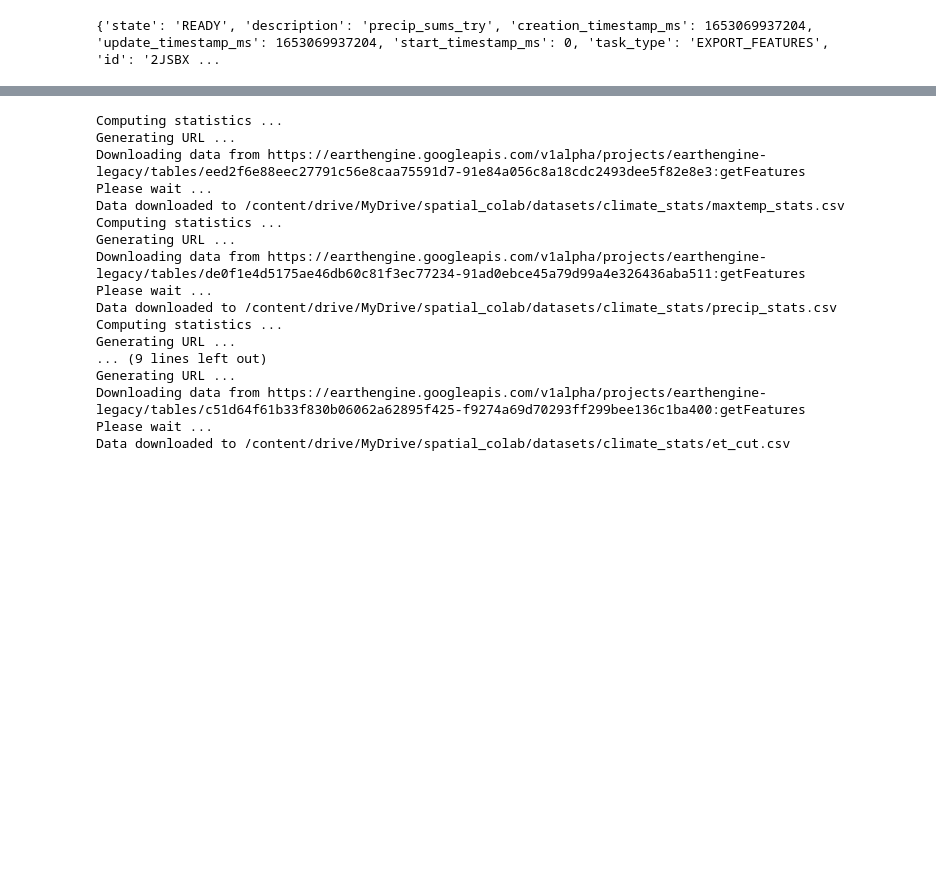
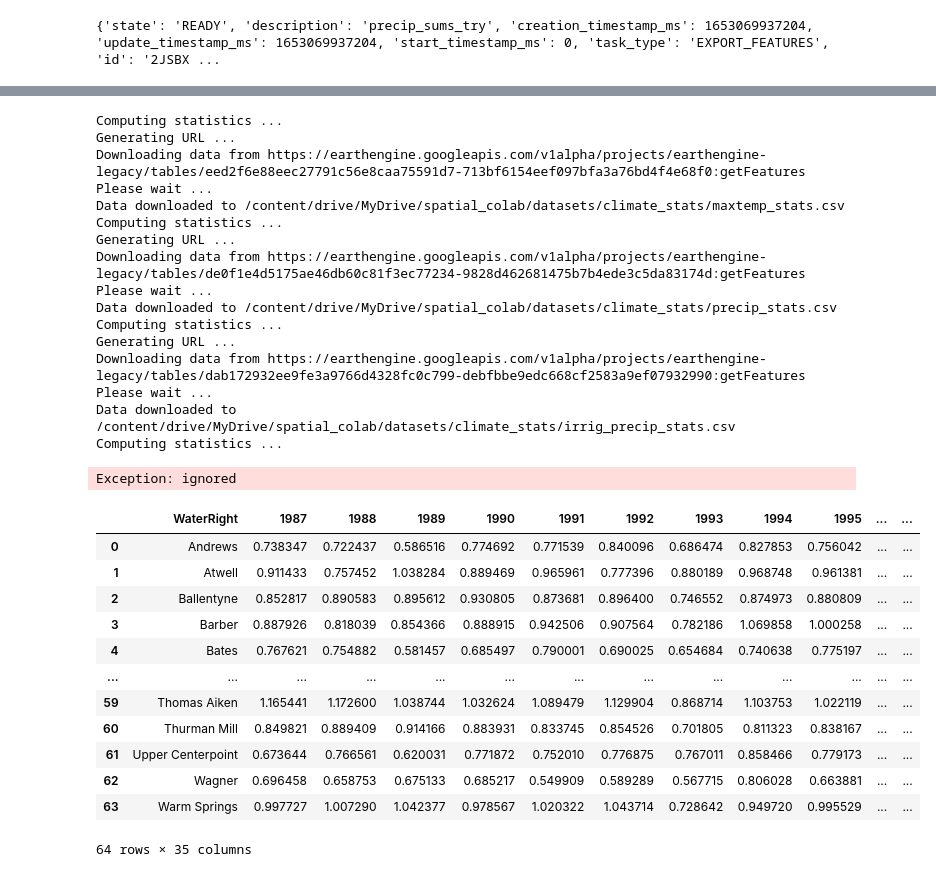
Before and after one commit to bridgetmarie24/pod_pou_lulcc, a Jupyter notebook: extract_gridmet.ipynb, the cells around one changed output, grey strips where cells are left out. Cells and saved outputs as stored; diff of their text form; code cells hidden in the pictures; blank space fills up the shorter version.

Commit message:
add irrigation season precip

```diff
--- a/extract_gridmet.ipynb
+++ b/extract_gridmet.ipynb
@@ -204,3 +205,26 @@ Map.addLayer(sum_precip, precip_vis, 'prcp')
 Map
 # %% [output]
 <geemap.eefolium.Map at 0x...>
+# %%
+## ------------------------------------------- ##
+## 3. IMPORT THE DAYMET DATA FOR PRECIPITATION ##
+## ------------------------------------------- ##
+
+years = np.arange(1986,2022)
+irrig_pr = []
+for i in years:
+  daymet = ee.ImageCollection("NASA/ORNL/DAYMET_V4").filterDate((str(i)+'-03-15'), (str((i+1))+'-10-15')) #get image collection
+  prcp = daymet.select('prcp').map(lambda image: image.clip(subset)).sum().set({'system:index':str(i)}) #select the bands to analyze
+  irrig_pr.append(prcp) #calculate the mean across all pixels
+
+irrig_precip = ee.ImageCollection(irrig_pr) #convert list of image to image collection for zonal stats command
+
+precip_vis = {
+  'min': 0,
+  'max': 544,
+  'palette': ['1621A2', 'white', 'cyan', 'green', 'yellow', 'orange', 'red'],
+}
+
+Map = emap.Map(center=(43.6150, -116.2023),zoom=8)
+Map.addLayer(sum_precip, precip_vis, 'prcp')
+Map
@@ -293,6 +303,9 @@ emap.zonal_statistics(means_max_temp, subset, out_stats, statistics_type='MEAN',
 out_stats = os.path.join('climate_stats/precip_stats.csv')
 emap.zonal_statistics(sum_precip, subset, out_stats, statistics_type='MEAN', scale=1000)
 
+out_stats = os.path.join('climate_stats/irrig_precip_stats.csv')
+emap.zonal_statistics(irrig_precip, subset, out_stats, statistics_type='MEAN', scale=1000)
+
 out_stats = os.path.join('climate_stats/month_precip_stats.csv')
 emap.zonal_statistics(sum_month_precip, subset, out_stats, statistics_type='MEAN', scale=1000)
 
@@ -304,38 +317,64 @@ emap.zonal_statistics(et_cut, subset, out_stats, statistics_type='MEAN', scale=3
 # %% [output]
 Computing statistics ...
 Generating URL ...
-Downloading data from https://earthengine.googleapis.com/v1alpha/projects/earthengine-legacy/tables/eed2f6e88eec27791c56e8caa75591d7-91e84a056c8a18cdc2493dee5f82e8e3:getFeatures
+Downloading data from https://earthengine.googleapis.com/v1alpha/projects/earthengine-legacy/tables/eed2f6e88eec27791c56e8caa75591d7-713bf6154eef097bfa3a76bd4f4e68f0:getFeatures
 Please wait ...
 Data downloaded to /content/drive/MyDrive/spatial_colab/datasets/climate_stats/maxtemp_stats.csv
 Computing statistics ...
 Generating URL ...
-Downloading data from https://earthengine.googleapis.com/v1alpha/projects/earthengine-legacy/tables/de0f1e4d5175ae46db60c81f3ec77234-91ad0ebce45a79d99a4e326436aba511:getFeatures
+Downloading data from https://earthengine.googleapis.com/v1alpha/projects/earthengine-legacy/tables/de0f1e4d5175ae46db60c81f3ec77234-9828d462681475b7b4ede3c5da83174d:getFeatures
 Please wait ...
 Data downloaded to /content/drive/MyDrive/spatial_colab/datasets/climate_stats/precip_stats.csv
 Computing statistics ...
 Generating URL ...
-... (9 lines left out)
-Generating URL ...
-Downloading data from https://earthengine.googleapis.com/v1alpha/projects/earthengine-legacy/tables/c51d64f61b33f830b06062a62895f425-f9274a69d70293ff299bee136c1ba400:getFeatures
+Downloading data from https://earthengine.googleapis.com/v1alpha/projects/earthengine-legacy/tables/dab172932ee9fe3a9766d4328fc0c799-debfbbe9edc668cf2583a9ef07932990:getFeatures
 Please wait ...
-Data downloaded to /content/drive/MyDrive/spatial_colab/datasets/climate_stats/et_cut.csv
+Data downloaded to /content/drive/MyDrive/spatial_colab/datasets/climate_stats/irrig_precip_stats.csv
+Computing statistics ...
+Exception: ignored
 # %%
 ## ---------------------------------------------- ##
 ## 5. CREATE CLIMATE STAT FOR EACH POU AND EXPORT ##
 ## ---------------------------------------------- ##
 
 precip = pd.read_csv('climate_stats/precip_stats.csv')
 max_temp = pd.read_csv('climate_stats/maxtemp_stats.csv')
+irrig_pre = pd.read_csv('climate_stats/irrig_precip_stats.csv')
+et_irrig = pd.read_csv('climate_stats/et.csv')
+et_cut_ir = pd.read_csv('climate_stats/et_cut.csv')
 
-names = precip['WaterRight']
+names = et_cut_ir['WaterRight']
+
+cut = pd.DataFrame(et_cut_ir['WaterRight'])
+for i in years:
+  fill = str(i)
+  cut[fill] = et_cut_ir[et_cut_ir.columns[et_cut_ir.columns == (str(i)+'_et')]]
+
+display(cut)
 
 for i in range(len(names)):
   df = pd.DataFrame(years, columns=['Year'])
   df['DIV_NAME'] = names[i]
-  df['Precip_mm'] = precip.iloc[i,0:34].values
-  df['Max_temp'] = max_temp.iloc[i,2:36].values
+  df['Precip_mm'] = precip.iloc[i,1:35].values
+  df['Max_temp'] = max_temp.iloc[i,0:34].values
+  df['et_whole'] = et_irrig.iloc[i,0:34].values
+  df['et_cut'] = cut.iloc[i,1:35].values
   out_path = os.path.join('climate_stats/final/'+names[i]+'_climate.csv')
   df.to_csv(out_path)
+# %% [output]
+|  | WaterRight | 1987 | 1988 | 1989 | 1990 | 1991 | 1992 | 1993 | 1994 | 1995 | ... | ... |
+| 0 | Andrews | 0.738347 | 0.722437 | 0.586516 | 0.774692 | 0.771539 | 0.840096 | 0.686474 | 0.827853 | 0.756042 | ... | ... |
+| 1 | Atwell | 0.911433 | 0.757452 | 1.038284 | 0.889469 | 0.965961 | 0.777396 | 0.880189 | 0.968748 | 0.961381 | ... | ... |
+| 2 | Ballentyne | 0.852817 | 0.890583 | 0.895612 | 0.930805 | 0.873681 | 0.896400 | 0.746552 | 0.874973 | 0.880809 | ... | ... |
+| 3 | Barber | 0.887926 | 0.818039 | 0.854366 | 0.888915 | 0.942506 | 0.907564 | 0.782186 | 1.069858 | 1.000258 | ... | ... |
+| 4 | Bates | 0.767621 | 0.754882 | 0.581457 | 0.685497 | 0.790001 | 0.690025 | 0.654684 | 0.740638 | 0.775197 | ... | ... |
+| ... | ... | ... | ... | ... | ... | ... | ... | ... | ... | ... | ... | ... |
+| 59 | Thomas Aiken | 1.165441 | 1.172600 | 1.038744 | 1.032624 | 1.089479 | 1.129904 | 0.868714 | 1.103753 | 1.022119 | ... | ... |
+| 60 | Thurman Mill | 0.849821 | 0.889409 | 0.914166 | 0.883931 | 0.833745 | 0.854526 | 0.701805 | 0.811323 | 0.838167 | ... | ... |
+| 61 | Upper Centerpoint | 0.673644 | 0.766561 | 0.620031 | 0.771872 | 0.752010 | 0.776875 | 0.767011 | 0.858466 | 0.779173 | ... | ... |
+| 62 | Wagner | 0.696458 | 0.658753 | 0.675133 | 0.685217 | 0.549909 | 0.589289 | 0.567715 | 0.806028 | 0.663881 | ... | ... |
+| 63 | Warm Springs | 0.997727 | 1.007290 | 1.042377 | 0.978567 | 1.020322 | 1.043714 | 0.728642 | 0.949720 | 0.995529 | ... | ... |
+64 rows × 35 columns
 # %%
 ## --------------- ##
 ## COMPARE ET DATA ##
```
Also changed, not shown: parts of 5 cells of this notebook.
